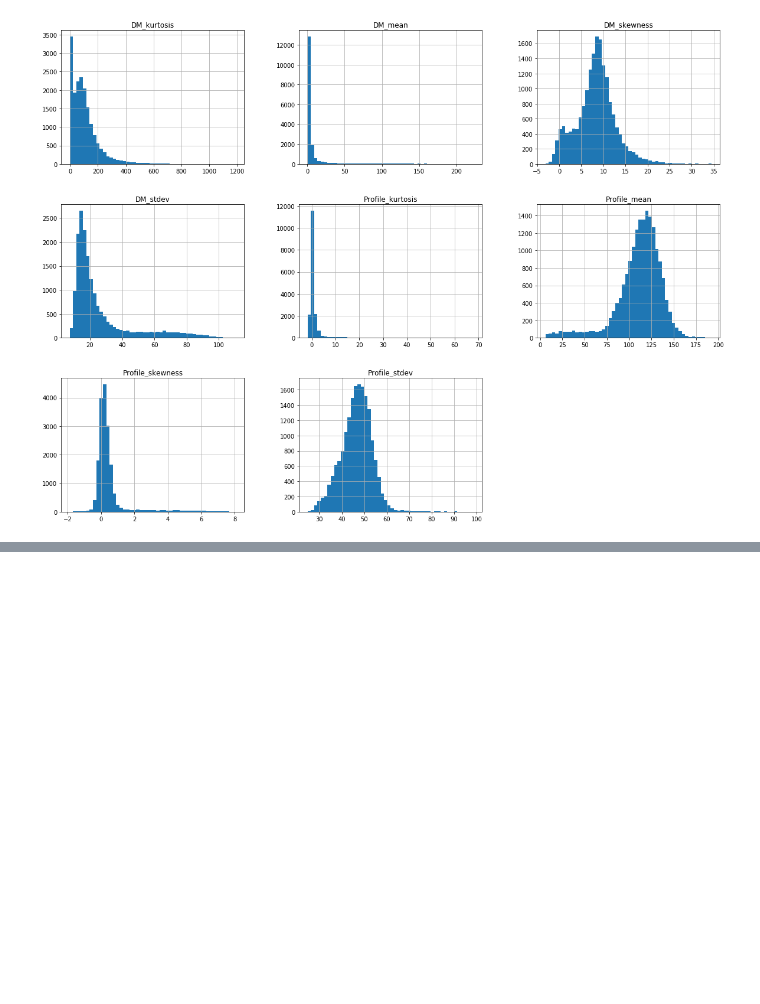
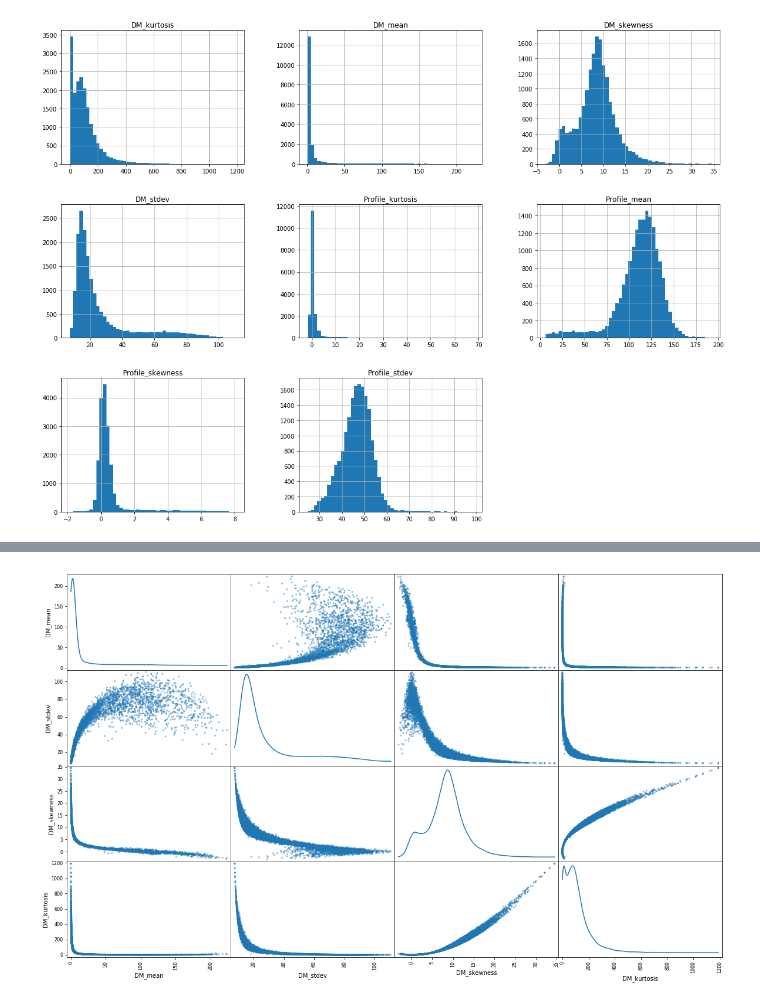
Before and after one commit to AndreFCruz/feup-iart, a Jupyter notebook: pulsars.ipynb, the cells around one changed output, grey strips where cells are left out. Saved outputs shown, nothing was run; the diff lists cells and outputs as text; code cells hidden in the pictures; blank space fills up the shorter version.

```diff
--- a/pulsars.ipynb
+++ b/pulsars.ipynb
@@ -115,0 +103,6 @@ train_set, test_set = split_train_dataset(df, 0.2)
+# %%
+dm_attributes = df.keys()[4:]
+scatter_matrix(df[dm_attributes], diagonal='kde', figsize=(20,12))
+plt.savefig('imgs/DM_scatter_matrix.png')
+# %% [output]
+[figure, added]
```
Also changed, not shown: parts of 4 cells of this notebook, 3 other files.
